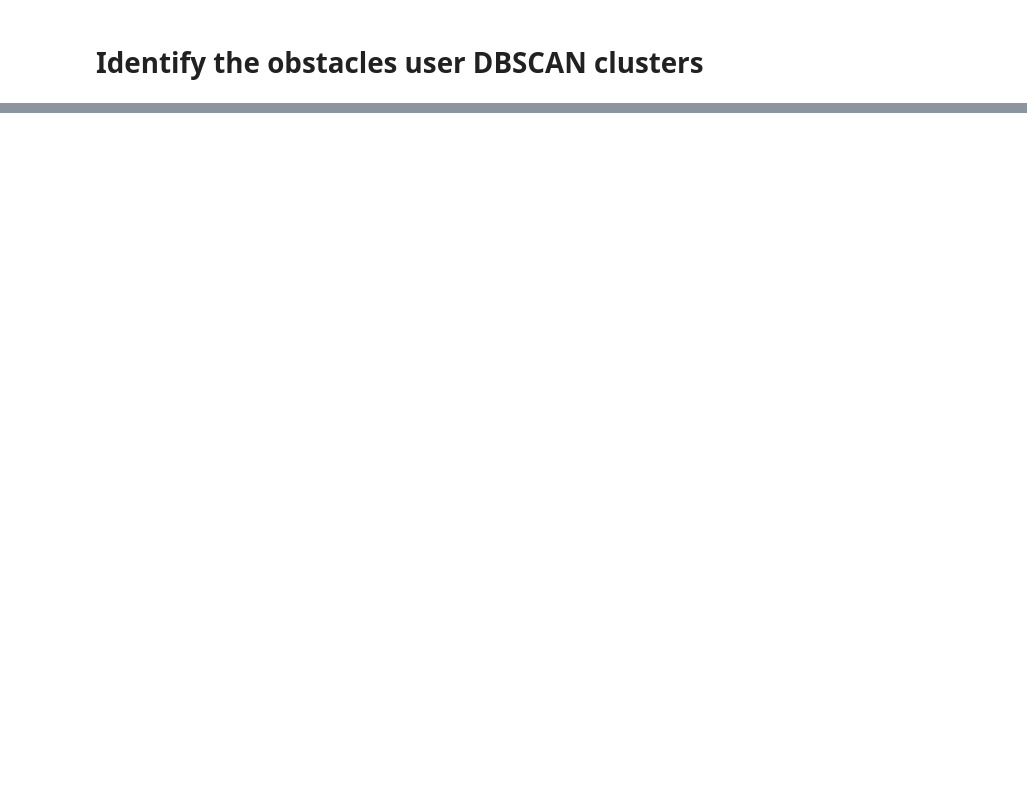
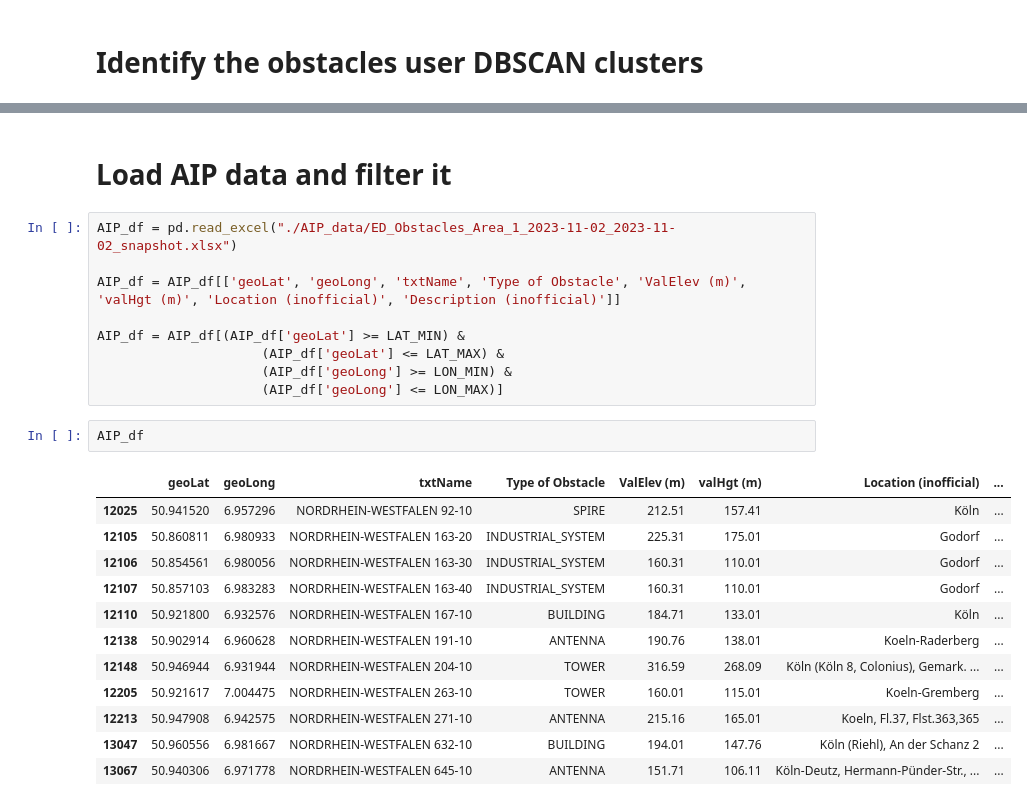
Before and after one commit to DME-3/Validate-Obstacles, a Jupyter notebook: Validate_AIP_Obstacles.ipynb, the cells around one changed output, grey strips where cells are left out. Drawn from its saved outputs; the diff is of its cells as text; blank space fills up the shorter version.

```diff
--- a/Validate_AIP_Obstacles.ipynb
+++ b/Validate_AIP_Obstacles.ipynb
@@ -281,3 +419,29 @@ See the caveats in the documentation: https://pandas.pydata.org/pandas-docs/stab
+# %% [markdown]
+# Load AIP data and filter it
+# %%
+AIP_df = pd.read_excel("./AIP_data/ED_Obstacles_Area_1_2023-11-02_2023-11-02_snapshot.xlsx")
+
+AIP_df = AIP_df[['geoLat', 'geoLong', 'txtName', 'Type of Obstacle', 'ValElev (m)', 'valHgt (m)', 'Location (inofficial)', 'Description (inofficial)']]
+
+AIP_df = AIP_df[(AIP_df['geoLat'] >= LAT_MIN) &
+                     (AIP_df['geoLat'] <= LAT_MAX) &
+                     (AIP_df['geoLong'] >= LON_MIN) &
+                     (AIP_df['geoLong'] <= LON_MAX)]
+# %%
+AIP_df
+# %% [output]
+|  | geoLat | geoLong | txtName | Type of Obstacle | ValElev (m) | valHgt (m) | Location (inofficial) | ... |
+| 12025 | 50.941520 | 6.957296 | NORDRHEIN-WESTFALEN 92-10 | SPIRE | 212.51 | 157.41 | Köln | ... |
+| 12105 | 50.860811 | 6.980933 | NORDRHEIN-WESTFALEN 163-20 | INDUSTRIAL_SYSTEM | 225.31 | 175.01 | Godorf | ... |
+| 12106 | 50.854561 | 6.980056 | NORDRHEIN-WESTFALEN 163-30 | INDUSTRIAL_SYSTEM | 160.31 | 110.01 | Godorf | ... |
+| 12107 | 50.857103 | 6.983283 | NORDRHEIN-WESTFALEN 163-40 | INDUSTRIAL_SYSTEM | 160.31 | 110.01 | Godorf | ... |
+| 12110 | 50.921800 | 6.932576 | NORDRHEIN-WESTFALEN 167-10 | BUILDING | 184.71 | 133.01 | Köln | ... |
+| 12138 | 50.902914 | 6.960628 | NORDRHEIN-WESTFALEN 191-10 | ANTENNA | 190.76 | 138.01 | Koeln-Raderberg | ... |
+| 12148 | 50.946944 | 6.931944 | NORDRHEIN-WESTFALEN 204-10 | TOWER | 316.59 | 268.09 | Köln (Köln 8, Colonius), Gemark. ... | ... |
+| 12205 | 50.921617 | 7.004475 | NORDRHEIN-WESTFALEN 263-10 | TOWER | 160.01 | 115.01 | Koeln-Gremberg | ... |
+| 12213 | 50.947908 | 6.942575 | NORDRHEIN-WESTFALEN 271-10 | ANTENNA | 215.16 | 165.01 | Koeln, Fl.37, Flst.363,365 | ... |
+| 13047 | 50.960556 | 6.981667 | NORDRHEIN-WESTFALEN 632-10 | BUILDING | 194.01 | 147.76 | Köln (Riehl), An der Schanz 2 | ... |
+| 13067 | 50.940306 | 6.971778 | NORDRHEIN-WESTFALEN 645-10 | ANTENNA | 151.71 | 106.11 | Köln-Deutz, Hermann-Pünder-Str., ... | ... |
 # %%
 # Open obstacle database
 #
```
Also changed, not shown: parts of 19 cells of this notebook, 4 other files.
